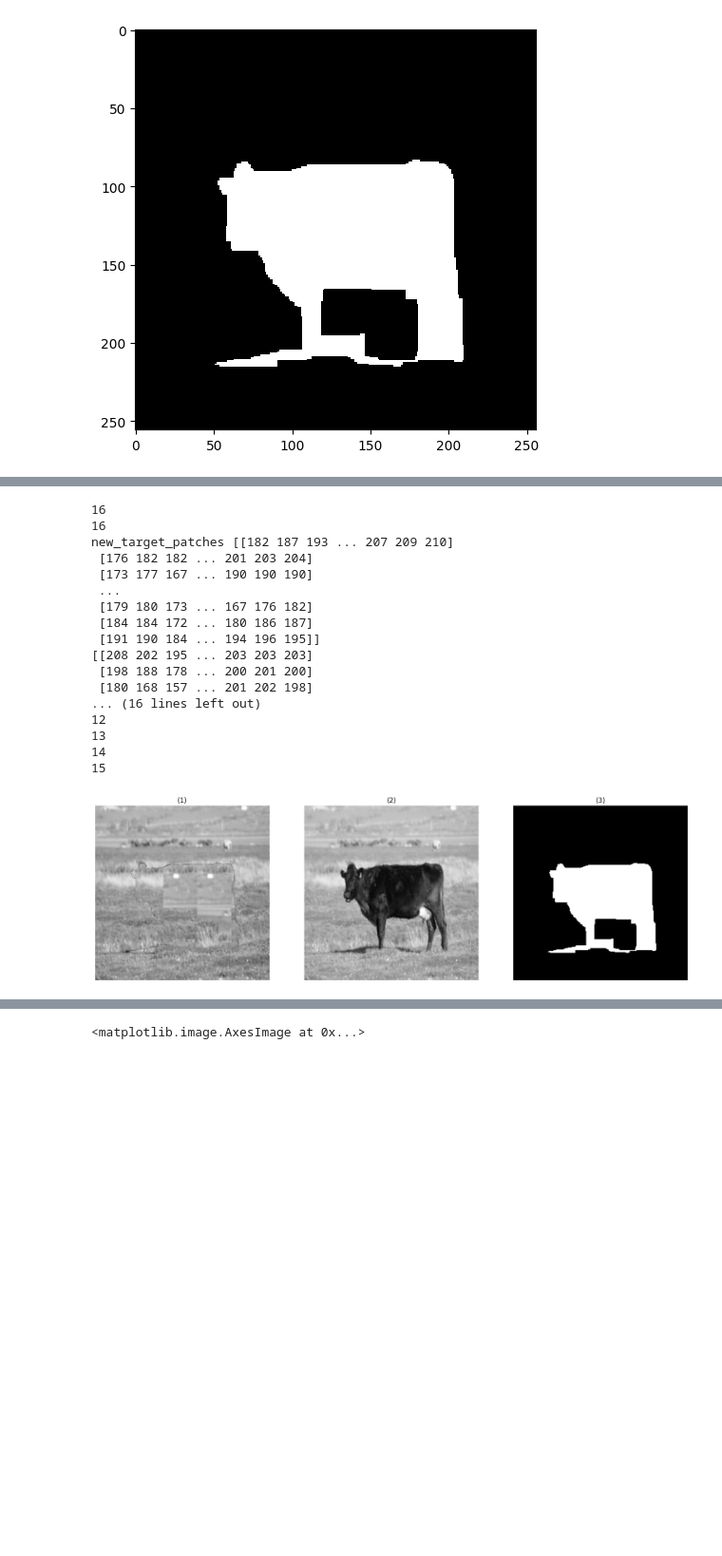
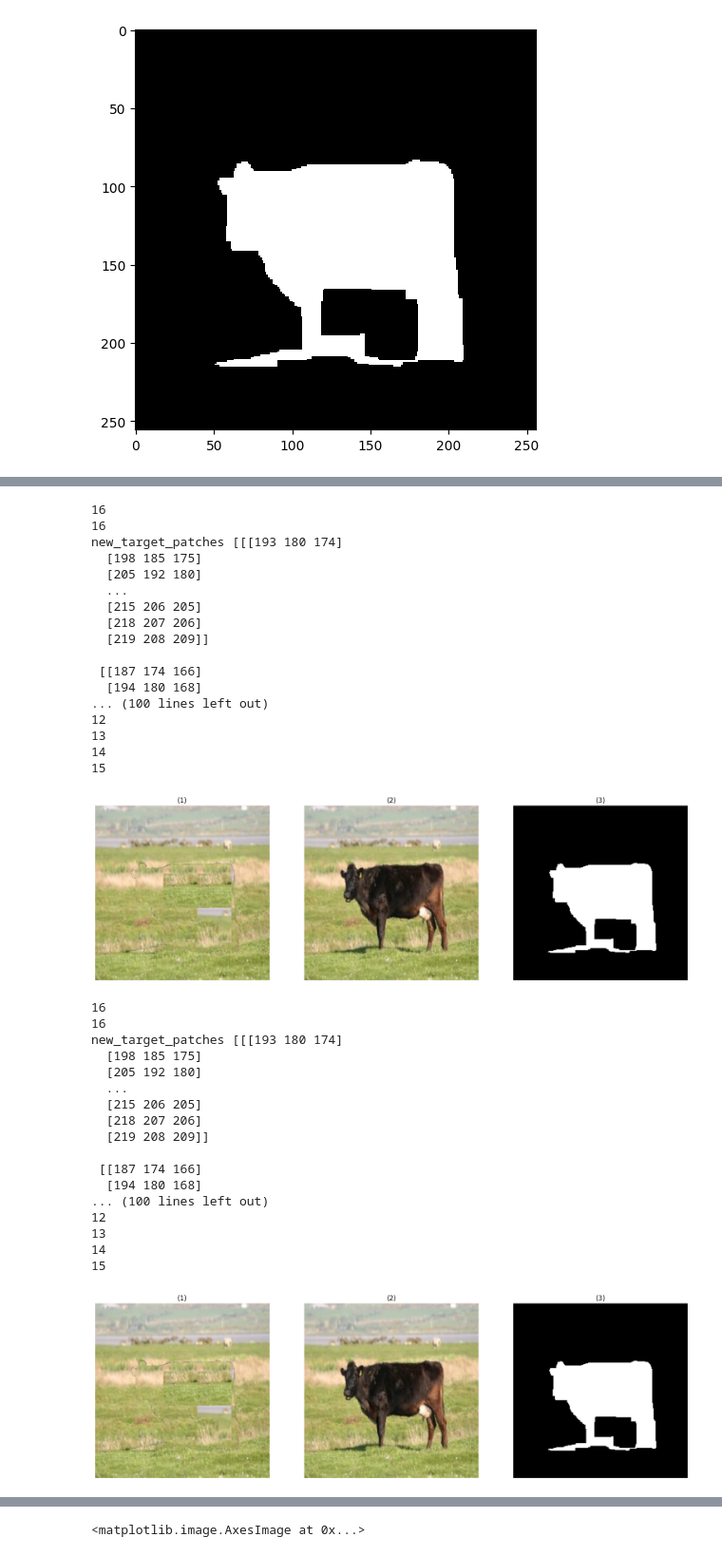
Before and after one commit to Omar-Al-Sharif/Magic-Inpainting, a Jupyter notebook: regionDetection/inpainting_with_detection copy.ipynb, the cells around one changed output, grey strips where cells are left out. Shown at 95% size. Saved outputs shown, nothing was run; the diff lists cells and outputs as text; code cells hidden in the pictures; blank space fills up the shorter version.

```diff
--- a/regionDetection/inpainting_with_detection copy.ipynb
+++ b/regionDetection/inpainting_with_detection copy.ipynb
@@ -59,11 +59,11 @@ def SMD (target_patch, exemplar_patch, binary_mask, M_bar):
     # return smd
 
 def findBestsubPatch(target_patch, exemplar_patches, binary_mask, M_bar):
-    best_patch = exemplar_patches[len(exemplar_patches) // 2]
+    best_patch = exemplar_patches[len(exemplar_patches)-1]
     min_combined_error = float('inf')
 
     for other_patch in exemplar_patches:
-        current_error = MSD(target_patch, other_patch, M_bar) + SMD(target_patch, other_patch, binary_mask, M_bar)
+        current_error = MSD((rgb2gray(target_patch)*255).astype('uint8'), (rgb2gray(other_patch)*255).astype('uint8'), M_bar) + SMD((rgb2gray(target_patch)*255).astype('uint8'), (rgb2gray(other_patch)*255).astype('uint8'), binary_mask, M_bar)
         # print(f"Current Error: {current_error}")
 
         if current_error < min_combined_error:
@@ -138,4 +138,6 @@ def main(img,binary_mask, overlap=2):
     '''
 # %%
 binary_mask_test=binary_mask_test[:,:,0]
-grayLevelImg = (rgb2gray(cow_resized_orig)*255).astype('uint8')
+show_images( [binary_mask_test])
+grayLevelImg = cow_resized_orig#(rgb2gray(cow_resized_orig)*255).astype('uint8')
+show_images( [binary_mask_test,grayLevelImg])
@@ -142,26 +147,46 @@ grayLevelImg = (rgb2gray(cow_resized_orig)*255).astype('uint8')
 # %%
 
 newImg= main(grayLevelImg,binary_mask_test, overlap=50)
 show_images([newImg,grayLevelImg,   binary_mask_test])
+Temp= main(newImg,binary_mask_test, overlap=50)
+show_images([Temp,grayLevelImg,   binary_mask_test])
 # %% [output]
 16
 16
-new_target_patches [[182 187 193 ... 207 209 210]
- [176 182 182 ... 201 203 204]
- [173 177 167 ... 190 190 190]
- ...
- [179 180 173 ... 167 176 182]
- [184 184 172 ... 180 186 187]
- [191 190 184 ... 194 196 195]]
-[[208 202 195 ... 203 203 203]
- [198 188 178 ... 200 201 200]
- [180 168 157 ... 201 202 198]
-... (16 lines left out)
+new_target_patches [[[193 180 174]
+  [198 185 175]
+  [205 192 180]
+  ...
+  [215 206 205]
+  [218 207 206]
+  [219 208 209]]
+
+ [[187 174 166]
+  [194 180 168]
+... (100 lines left out)
 12
 13
 14
 15
-[figure, old version]
+[figure, new version]
+16
+16
+new_target_patches [[[193 180 174]
+  [198 185 175]
+  [205 192 180]
+  ...
+  [215 206 205]
+  [218 207 206]
+  [219 208 209]]
+
+ [[187 174 166]
+  [194 180 168]
+... (100 lines left out)
+12
+13
+14
+15
+[figure, added]
 # %%
 newImgOverlap2= main(grayLevelImg,binary_mask_test, overlap=4)
 show_images([newImgOverlap2])
```
Also changed, not shown: parts of 2 cells of this notebook.
